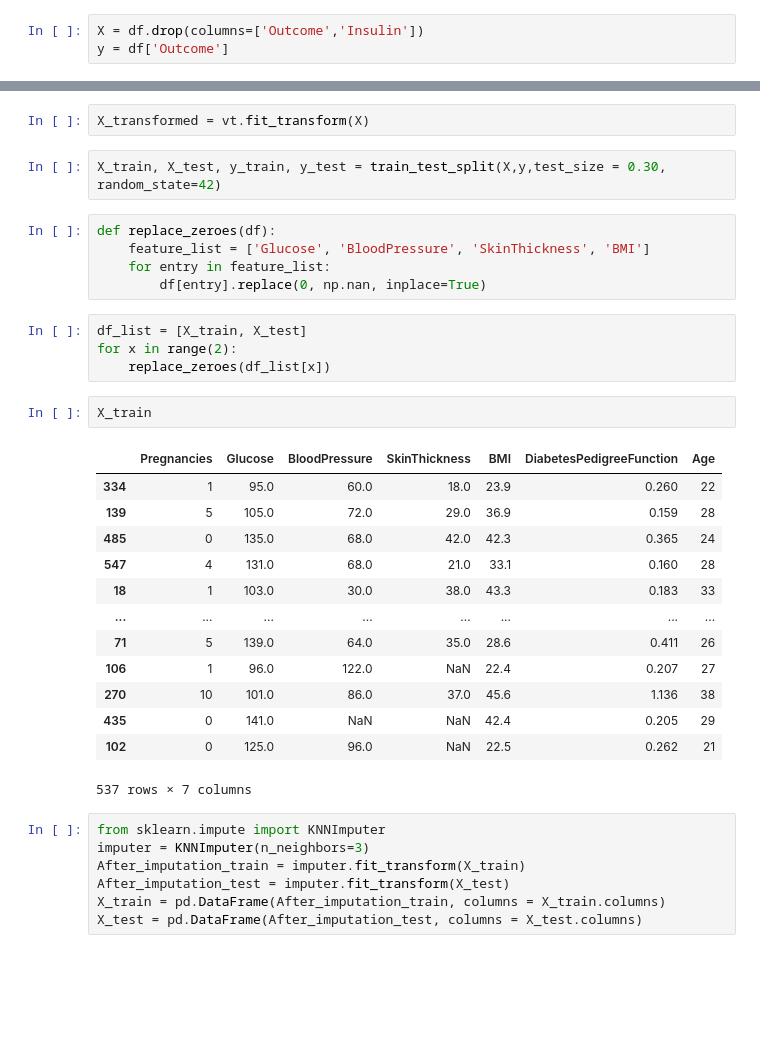
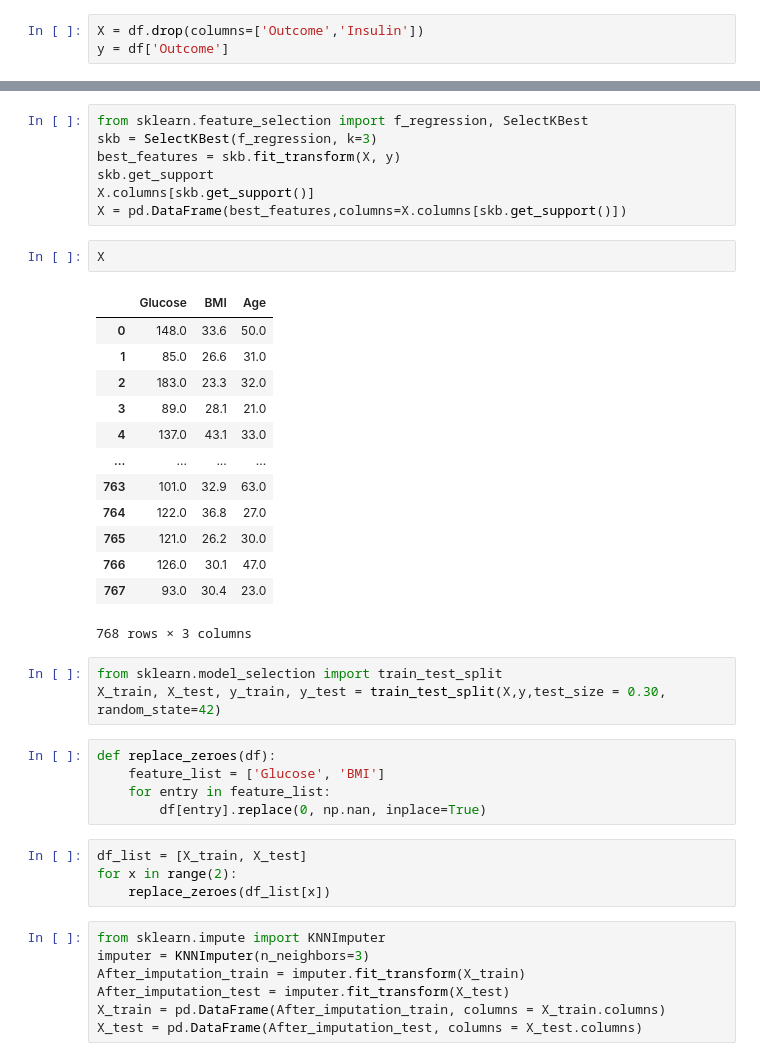
Before and after one commit to Kanustu/LHL_supervised_learning, a Jupyter notebook: Supervised Learning - Project.ipynb, the cells around one changed output, grey strips where cells are left out. Cells and saved outputs as stored; diff of their text form; blank space fills up the shorter version.

```diff
--- a/Supervised Learning - Project.ipynb
+++ b/Supervised Learning - Project.ipynb
@@ -362,32 +374,38 @@ vt = VarianceThreshold(0.1)
 # %%
-X_transformed = vt.fit_transform(X)
+from sklearn.feature_selection import f_regression, SelectKBest
+skb = SelectKBest(f_regression, k=3)
+best_features = skb.fit_transform(X, y)
+skb.get_support
+X.columns[skb.get_support()]
+X = pd.DataFrame(best_features,columns=X.columns[skb.get_support()])
+# %%
+X
+# %% [output]
+|  | Glucose | BMI | Age |
+| 0 | 148.0 | 33.6 | 50.0 |
+| 1 | 85.0 | 26.6 | 31.0 |
+| 2 | 183.0 | 23.3 | 32.0 |
+| 3 | 89.0 | 28.1 | 21.0 |
+| 4 | 137.0 | 43.1 | 33.0 |
+| ... | ... | ... | ... |
+| 763 | 101.0 | 32.9 | 63.0 |
+| 764 | 122.0 | 36.8 | 27.0 |
+| 765 | 121.0 | 26.2 | 30.0 |
+| 766 | 126.0 | 30.1 | 47.0 |
+| 767 | 93.0 | 30.4 | 23.0 |
+768 rows × 3 columns
 # %%
+from sklearn.model_selection import train_test_split
 X_train, X_test, y_train, y_test = train_test_split(X,y,test_size = 0.30, random_state=42)
 # %%
 def replace_zeroes(df):
-    feature_list = ['Glucose', 'BloodPressure', 'SkinThickness', 'BMI']
+    feature_list = ['Glucose', 'BMI']
     for entry in feature_list:
         df[entry].replace(0, np.nan, inplace=True)
 # %%
 df_list = [X_train, X_test]
 for x in range(2):
     replace_zeroes(df_list[x])
-# %%
-X_train
-# %% [output]
-|  | Pregnancies | Glucose | BloodPressure | SkinThickness | BMI | DiabetesPedigreeFunction | Age |
-| 334 | 1 | 95.0 | 60.0 | 18.0 | 23.9 | 0.260 | 22 |
-| 139 | 5 | 105.0 | 72.0 | 29.0 | 36.9 | 0.159 | 28 |
-| 485 | 0 | 135.0 | 68.0 | 42.0 | 42.3 | 0.365 | 24 |
-| 547 | 4 | 131.0 | 68.0 | 21.0 | 33.1 | 0.160 | 28 |
-| 18 | 1 | 103.0 | 30.0 | 38.0 | 43.3 | 0.183 | 33 |
-| ... | ... | ... | ... | ... | ... | ... | ... |
-| 71 | 5 | 139.0 | 64.0 | 35.0 | 28.6 | 0.411 | 26 |
-| 106 | 1 | 96.0 | 122.0 | NaN | 22.4 | 0.207 | 27 |
-| 270 | 10 | 101.0 | 86.0 | 37.0 | 45.6 | 1.136 | 38 |
-| 435 | 0 | 141.0 | NaN | NaN | 42.4 | 0.205 | 29 |
-| 102 | 0 | 125.0 | 96.0 | NaN | 22.5 | 0.262 | 21 |
-537 rows × 7 columns
 # %%
 from sklearn.impute import KNNImputer
 imputer = KNNImputer(n_neighbors=3)
```
Also changed, not shown: parts of 25 cells of this notebook.
